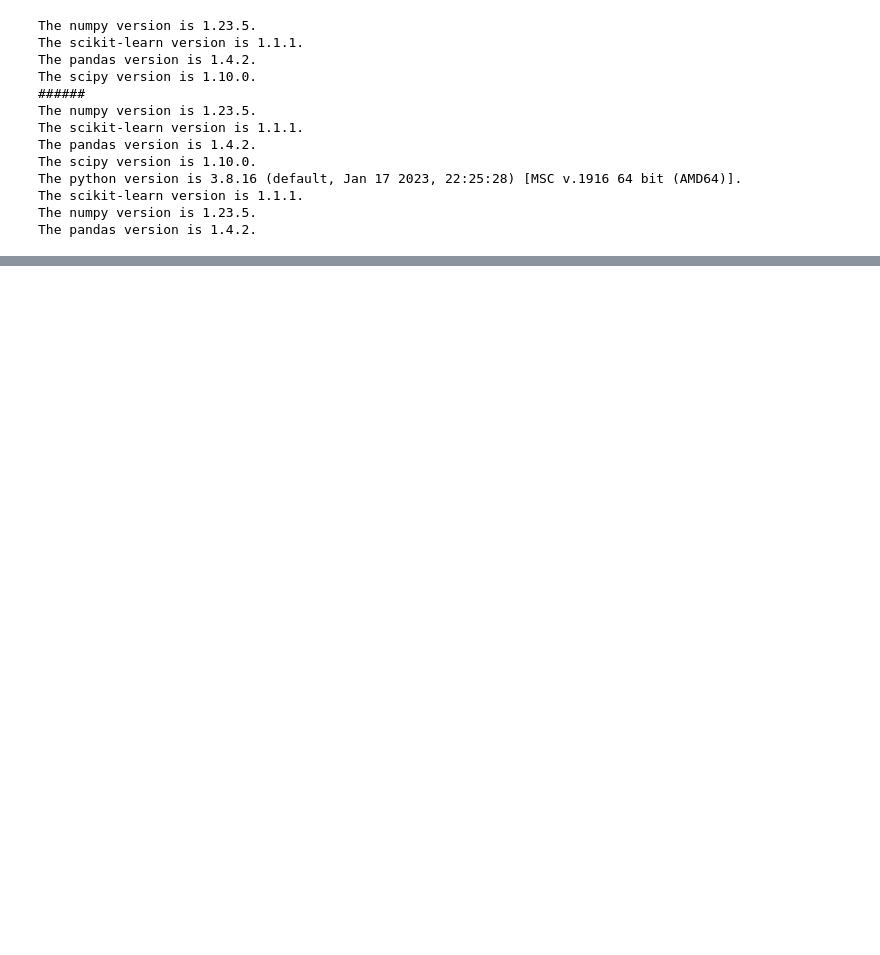
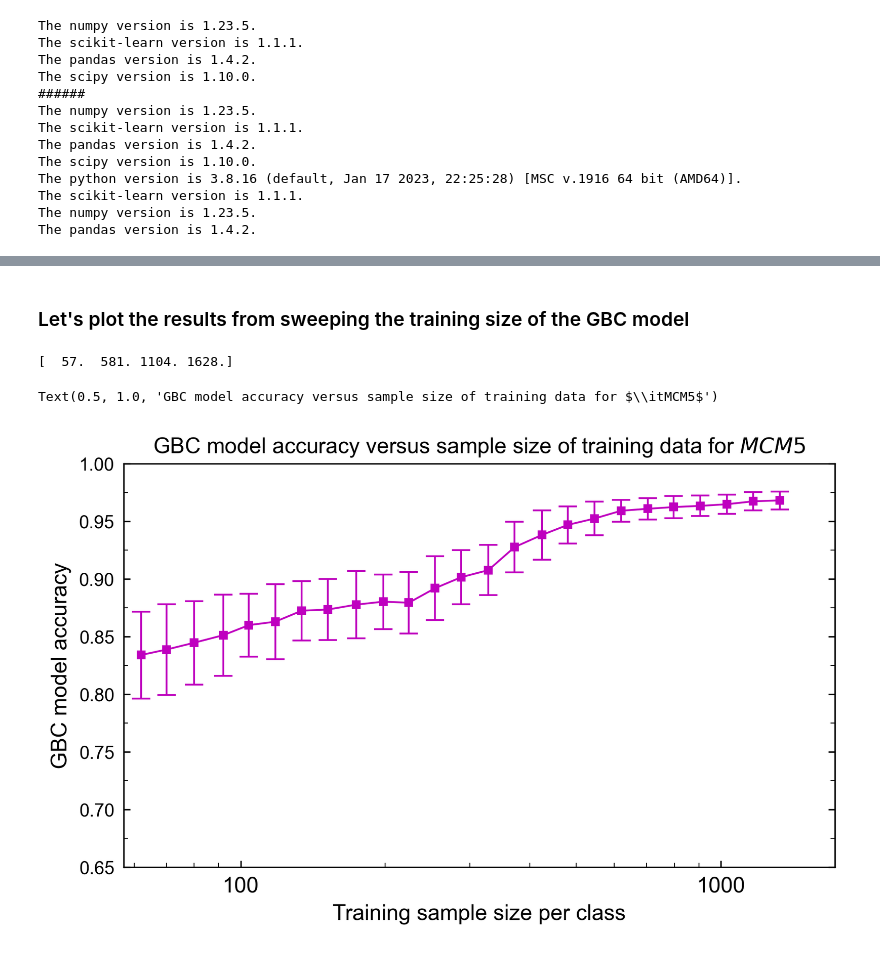
Before and after one commit to wanunulab/ModQuant, a Jupyter notebook: Pseudouridine_ML_Quantification_Tutorial.ipynb, the cells around one changed output, grey strips where cells are left out. Cells and saved outputs as stored; diff of their text form; code cells hidden in the pictures; blank space fills up the shorter version.

```diff
--- a/Pseudouridine_ML_Quantification_Tutorial.ipynb
+++ b/Pseudouridine_ML_Quantification_Tutorial.ipynb
@@ -78,0 +205,59 @@ print(df)
+# %% [markdown]
+### Let's plot the results from sweeping the training size of the GBC model
+# %%
+####Plotting model accuracy as a function of sample size for training and testing####
+from sklearn.metrics import RocCurveDisplay
+import seaborn as sns
+from matplotlib import gridspec
+import matplotlib.patches as mpatches
+import matplotlib.font_manager
+from matplotlib.ticker import AutoMinorLocator
+from matplotlib.ticker import MultipleLocator
+import pickle
+import warnings
+warnings.filterwarnings('ignore')
+
+#gene = 'PRPSAP1'
+#gene = 'PSMB2'
+gene = 'MCM5'
+#gene = 'MRPS14'
+#gene = 'RNF7'
+
+
+sample_sizes=([i[0] for i in total_accuracy])
+sample_means=([i[1] for i in total_accuracy])
+sample_stds=([i[2] for i in total_accuracy])
+
+plt.rcParams['font.family'] = "arial"
+fig, ax = plt.subplots(figsize=(7,4),dpi=300)
+ax.yaxis.set_ticks_position('both')
+ax.tick_params(axis="y",direction="in", pad=5)
+ax.tick_params(axis="x",direction="in", pad=5)
+minor_locator_x = AutoMinorLocator(2)
+minor_locator_y = AutoMinorLocator(2)
+ax.tick_params(which='minor', length=2.5, width=0.5, direction='in')
+ax.xaxis.set_minor_locator(minor_locator_x)
+ax.yaxis.set_minor_locator(minor_locator_y)
+ax.set_ylim([0.65, 1])
+ax.set_xlim([sample_sizes[0]-5, sample_sizes[-1]+400])
+
+
+xlo=sample_sizes[0]-5
+xhi=sample_sizes[-1]+300
+x_ticks = np.linspace(xlo,xhi,4)
+x_ticks = np.around(x_ticks)
+
+print(x_ticks)
+ax.set_xscale('log')
+ax.set_xticklabels([str(int(x_ticks[0])),str(int(x_ticks[1])),str(int(x_ticks[2])),str(int(x_ticks[3]))], fontdict = {'fontsize' : 12})
+ax.set_xlabel('Training sample size per class', fontdict = {'fontsize' : 12})
+ax.set_ylabel('GBC model accuracy', fontdict = {'fontsize' : 12})
+
+ax.set_xticklabels(['0', '1', '100', '1000'], fontdict = {'fontsize' : 12})#for MCM5 and MRPS14 and PRPSAP1
+model_vs_samplesz=ax.errorbar(sample_sizes,sample_means,yerr=sample_stds,fmt='s',solid_capstyle='projecting',
+                               capsize=5,color='m',linestyle='-',lw=1, markersize=4,elinewidth=1, label=f"Target Features Only")
+ax.set_title(f'GBC model accuracy versus sample size of training data for $\it{gene}$', fontdict = {'fontsize' : 12})
+# %% [output]
+[  57.  581. 1104. 1628.]
+Text(0.5, 1.0, 'GBC model accuracy versus sample size of training data for $\\itMCM5$')
+[figure, added]
```
Also changed, not shown: parts of 11 cells of this notebook, 1 other file.
